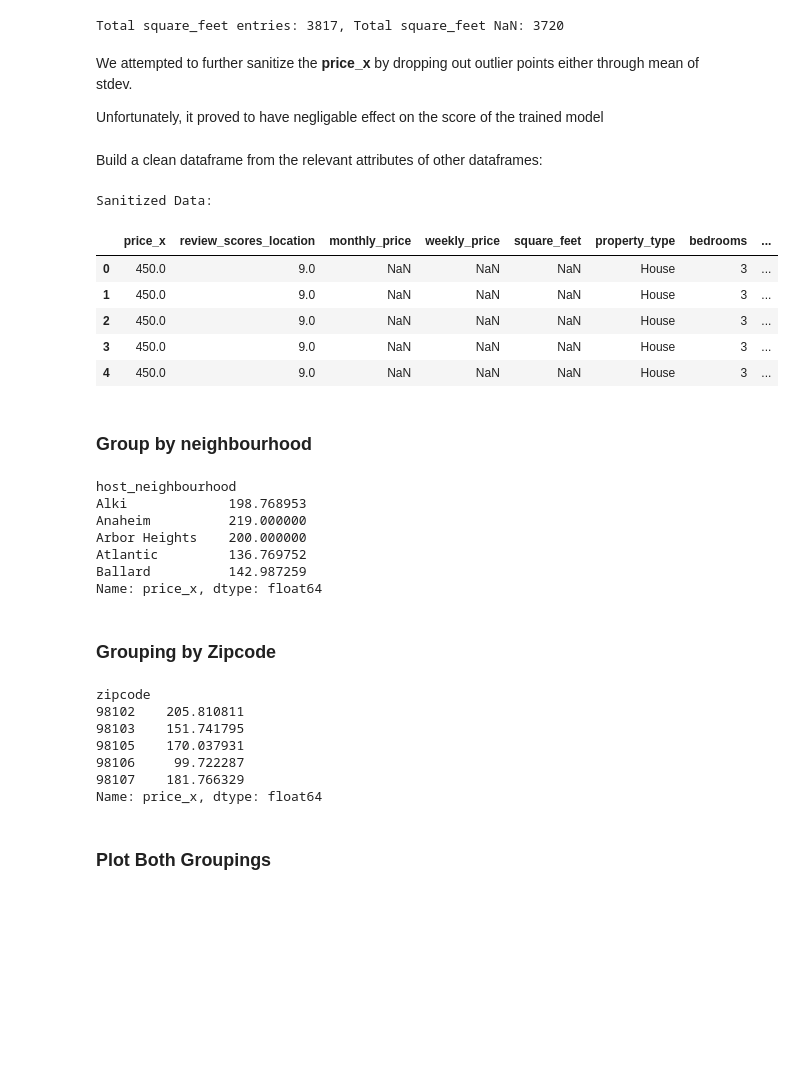
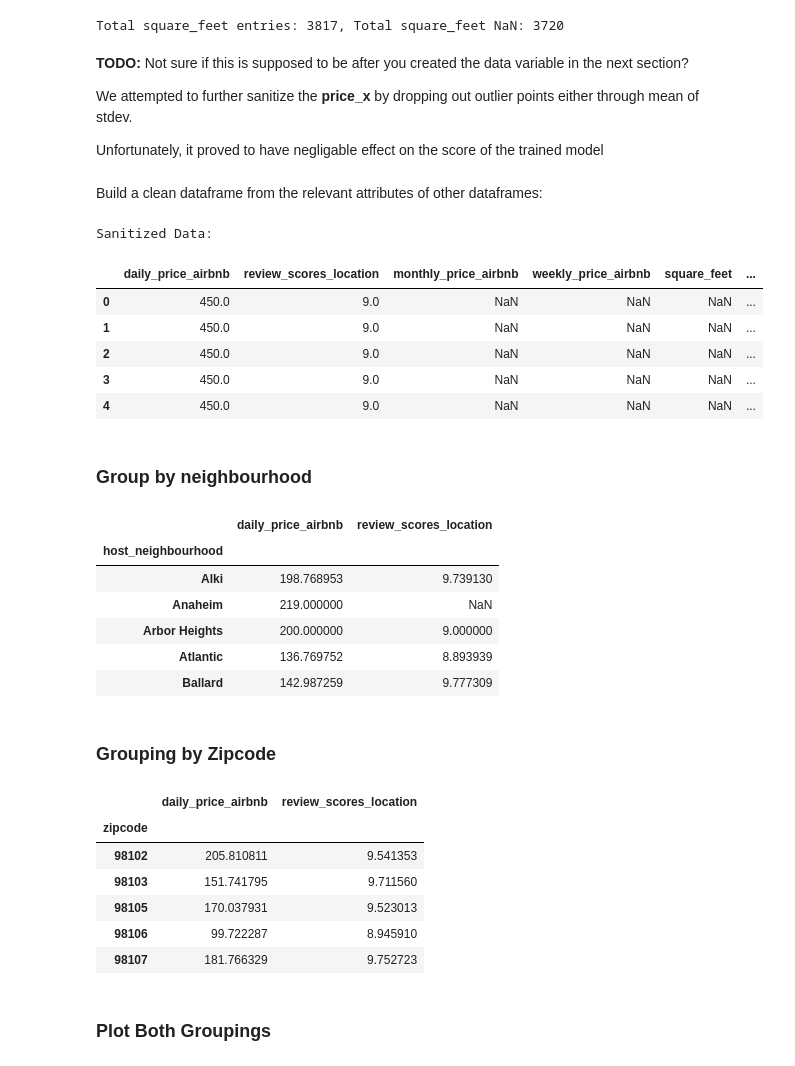
Before and after one commit to jshnaidman/DataDive-2017, a Jupyter notebook: DATA/Untitled.ipynb, the cells around one changed output. Saved outputs shown, nothing was run; the diff lists cells and outputs as text; code cells hidden in the pictures; blank space fills up the shorter version.

```diff
--- a/DATA/Untitled.ipynb
+++ b/DATA/Untitled.ipynb
@@ -5,8 +5,9 @@
 import matplotlib.pyplot as plt
 import pandas as pd
 import numpy as np
+import math
 
-listings = pd.read_csv('./Airbnb Seattle Listings/listings.csv',dtype={'zipcode':object})
+listings = pd.read_csv('./Airbnb Seattle Listings/listings.csv',dtype={'zipcode':object, 'review_scores_location':float})
 prop_assessments = pd.read_csv('./Airbnb Seattle Listings/house_price.csv', dtype={'zipcode':object})
 house_rents = pd.read_csv('./Airbnb Seattle Listings/rent.csv', encoding='latin-1', dtype={'id':object,'State_Code':object,'State_Name':object,'State_ab':object,'County':object,'City':object,'Place':object,'Type':object,'Primary':object,'Zip_Code':object,'Area_Code':object,'ALand':object,'AWater':object,'Lat':object, 'Lon':object, 'Mean':int, 'Median':int, 'Stdev':int,'Samples':int})
 
@@ -18,7 +19,7 @@ calendar = pd.read_csv('./Airbnb Seattle Listings/calendar.csv',dtype={'zipcode'
 # %%
 # Price string to float
 listings.monthly_price = listings.monthly_price.replace('[\$,]', '', regex=True).astype(float)
-#listings.weekly_price = listings.weekly_price.replace('[\$,]', '', regex=True).astype(float)
+listings.weekly_price = listings.weekly_price.replace('[\$,]', '', regex=True).astype(float)
 listings.price = listings.price.replace('[\$,]', '', regex=True).astype(float)
 
 # remove entries with corrupt zipcode
@@ -77,6 +78,8 @@ print('Total square_feet entries: {}, Total square_feet NaN: {}'.format(total_sq
 # %% [output]
 Total square_feet entries: 3817, Total square_feet NaN: 3720
 # %% [markdown]
+__TODO:__ Not sure if this is supposed to be after you created the data variable in the next section?
+
 We attempted to further sanitize the __price_x__ by dropping out outlier points either through mean of stdev.
 
 Unfortunately, it proved to have negligable effect on the score of the trained model
@@ -91,38 +94,44 @@ Build a clean dataframe from the relevant attributes of other dataframes:
 # %%
 data = listings[['price', 'review_scores_location', 'monthly_price', 'weekly_price', 'square_feet', 'property_type', 'bedrooms','bathrooms','accommodates', 'zipcode', 'host_neighbourhood']]
 data = pd.merge(data, prop_assessments[['zipcode','bedrooms', 'bathrooms', 'price']], how='inner', on=['zipcode','bedrooms','bathrooms'])
+data.rename(columns= {'price_x':'daily_price_airbnb', 'monthly_price':'monthly_price_airbnb', 'weekly_price':'weekly_price_airbnb', 'price_y':'housing_price'}, inplace=True)
 # average house price by bathrooms, bedrooms, zipcode
-data = data.join(data.groupby(['zipcode','bedrooms', 'bathrooms']).price_y.mean(), on=['zipcode','bedrooms', 'bathrooms'], rsuffix='_avg')
+data = data.join(data.groupby(['zipcode','bedrooms', 'bathrooms']).housing_price.mean(), on=['zipcode','bedrooms', 'bathrooms'], rsuffix='_avg')
 
 print('\nSanitized Data:')
 data.head()
 # %% [output]
 Sanitized Data:
-|  | price_x | review_scores_location | monthly_price | weekly_price | square_feet | property_type | bedrooms | ... |
-| 0 | 450.0 | 9.0 | NaN | NaN | NaN | House | 3 | ... |
-| 1 | 450.0 | 9.0 | NaN | NaN | NaN | House | 3 | ... |
-| 2 | 450.0 | 9.0 | NaN | NaN | NaN | House | 3 | ... |
-| 3 | 450.0 | 9.0 | NaN | NaN | NaN | House | 3 | ... |
-| 4 | 450.0 | 9.0 | NaN | NaN | NaN | House | 3 | ... |
+|  | daily_price_airbnb | review_scores_location | monthly_price_airbnb | weekly_price_airbnb | square_feet | ... |
+| 0 | 450.0 | 9.0 | NaN | NaN | NaN | ... |
+| 1 | 450.0 | 9.0 | NaN | NaN | NaN | ... |
+| 2 | 450.0 | 9.0 | NaN | NaN | NaN | ... |
+| 3 | 450.0 | 9.0 | NaN | NaN | NaN | ... |
+| 4 | 450.0 | 9.0 | NaN | NaN | NaN | ... |
 # %% [markdown]
 ### Group by neighbourhood
 # %%
+
 by_neighbourhood = data.groupby(['host_neighbourhood'])
 
-hoods = data.host_neighbourhood.dropna().unique()
+neighbourhoods = data.host_neighbourhood.dropna().unique()
 
-h_prices = by_neighbourhood.price_x.mean()
-h_loc_reviews = by_neighbourhood.review_scores_location.mean()
+airbnb_daily_rent_by_neighbourhood = by_neighbourhood.daily_price_airbnb.mean()
 
-h_prices.head()
+airbnb_location_review_scores = by_neighbourhood.review_scores_location.mean()
+
+
+airbnb_by_neighbourhood = pd.concat([airbnb_daily_rent_by_neighbourhood, airbnb_location_review_scores], axis=1)
+
+airbnb_by_neighbourhood.head()
 # %% [output]
-host_neighbourhood
-Alki             198.768953
-Anaheim          219.000000
-Arbor Heights    200.000000
-Atlantic         136.769752
-Ballard          142.987259
-Name: price_x, dtype: float64
+|  | daily_price_airbnb | review_scores_location |
+| host_neighbourhood |  |  |
+| Alki | 198.768953 | 9.739130 |
+| Anaheim | 219.000000 | NaN |
+| Arbor Heights | 200.000000 | 9.000000 |
+| Atlantic | 136.769752 | 8.893939 |
+| Ballard | 142.987259 | 9.777309 |
 # %% [markdown]
 ### Grouping by Zipcode
 # %%
@@ -130,18 +139,21 @@ by_zip = data.groupby(['zipcode'])
 
 zips = data.zipcode.dropna().unique()
 
-z_prices = by_zip.price_x.mean()
-z_loc_reviews = by_zip.review_scores_location.mean()
+daily_price_airbnb_by_zipcode = by_zip.daily_price_airbnb.mean()
+airbnb_review_scores_by_zipcode = by_zip.review_scores_location.mean()
+airbnb_by_zip = pd.concat([daily_price_airbnb_by_zipcode, airbnb_review_scores_by_zipcode], axis=1)
 
-z_prices.head()
+
+# daily_price_airbnb_by_zipcode.head()
+airbnb_by_zip.head()
 # %% [output]
-zipcode
-98102    205.810811
-98103    151.741795
-98105    170.037931
-98106     99.722287
-98107    181.766329
-Name: price_x, dtype: float64
+|  | daily_price_airbnb | review_scores_location |
+| zipcode |  |  |
+| 98102 | 205.810811 | 9.541353 |
+| 98103 | 151.741795 | 9.711560 |
+| 98105 | 170.037931 | 9.523013 |
+| 98106 | 99.722287 | 8.945910 |
+| 98107 | 181.766329 | 9.752723 |
 # %% [markdown]
 
 ### Plot Both Groupings
```
Also changed, not shown: parts of 6 cells of this notebook.
